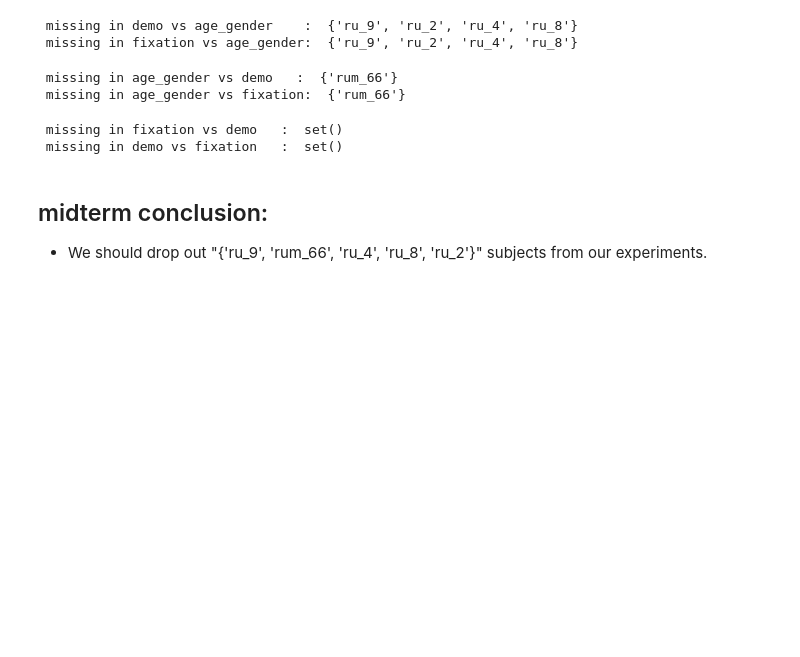
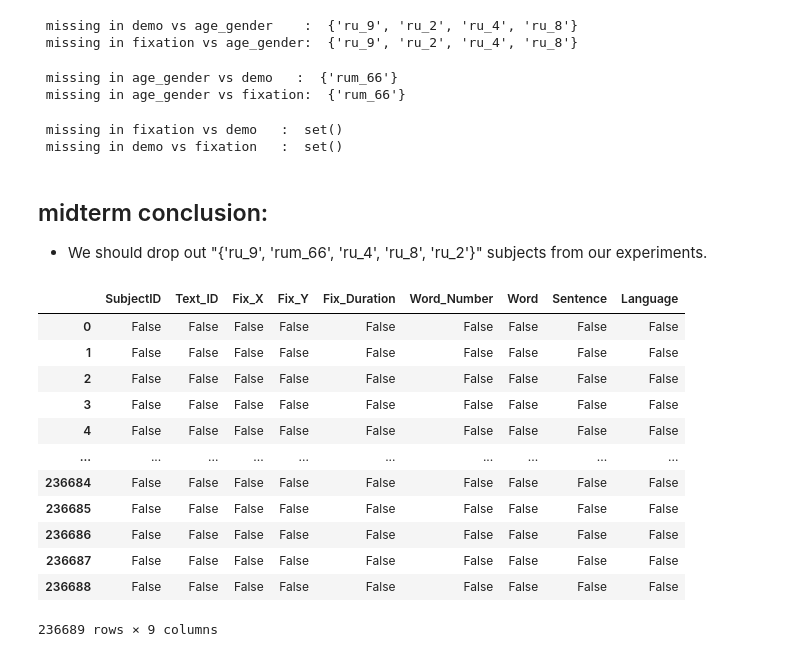
Before and after one commit to mvkairov/meco, a Jupyter notebook: Notebooks/a01_data_warmup.ipynb, the cells around one changed output. Drawn from its saved outputs; the diff is of its cells as text; code cells hidden in the pictures; blank space fills up the shorter version.

```diff
--- a/Notebooks/a01_data_warmup.ipynb
+++ b/Notebooks/a01_data_warmup.ipynb
@@ -179,3 +178,21 @@ print(
 ## midterm conclusion:
 
 - We should drop out "{'ru_9', 'rum_66', 'ru_4', 'ru_8', 'ru_2'}" subjects from our experiments.
+# %%
+
+
+ru_data.isnull()
+# %% [output]
+|  | SubjectID | Text_ID | Fix_X | Fix_Y | Fix_Duration | Word_Number | Word | Sentence | Language |
+| 0 | False | False | False | False | False | False | False | False | False |
+| 1 | False | False | False | False | False | False | False | False | False |
+| 2 | False | False | False | False | False | False | False | False | False |
+| 3 | False | False | False | False | False | False | False | False | False |
+| 4 | False | False | False | False | False | False | False | False | False |
+| ... | ... | ... | ... | ... | ... | ... | ... | ... | ... |
+| 236684 | False | False | False | False | False | False | False | False | False |
+| 236685 | False | False | False | False | False | False | False | False | False |
+| 236686 | False | False | False | False | False | False | False | False | False |
+| 236687 | False | False | False | False | False | False | False | False | False |
+| 236688 | False | False | False | False | False | False | False | False | False |
+236689 rows × 9 columns
```
Also changed, not shown: parts of 4 cells of this notebook.
